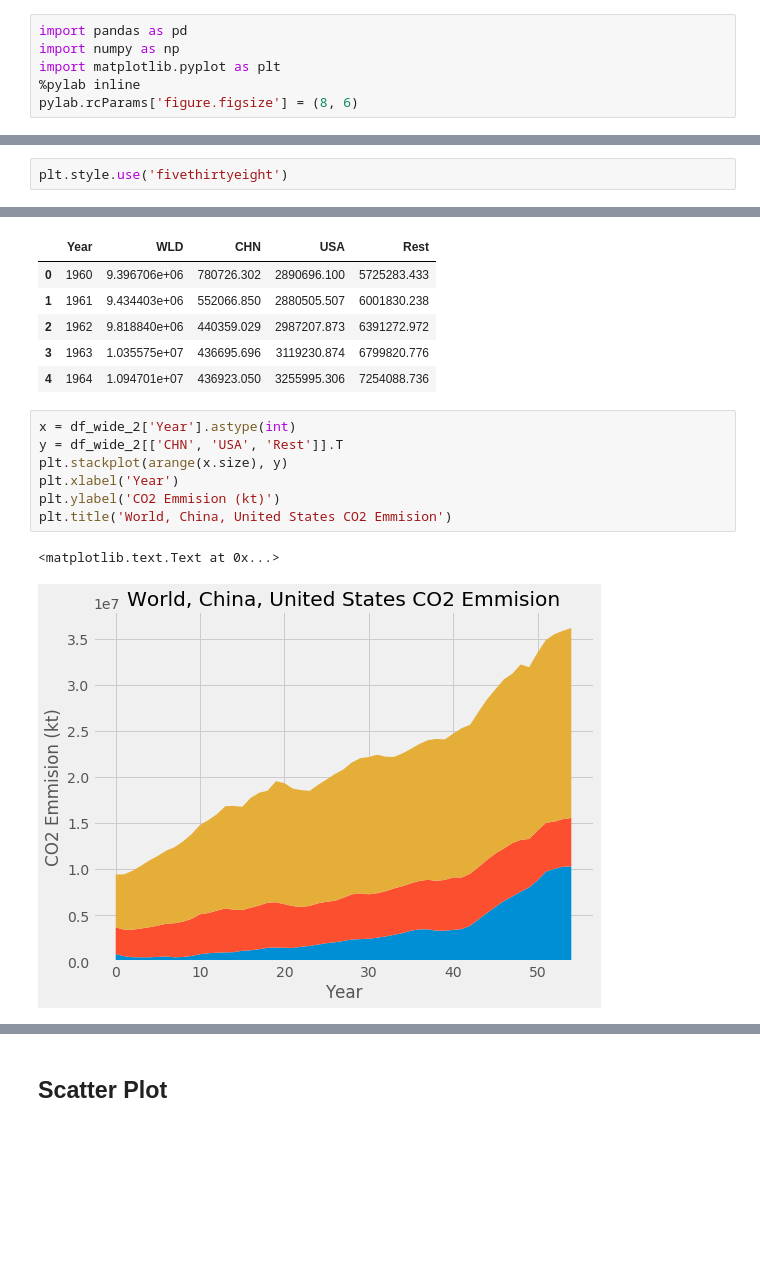
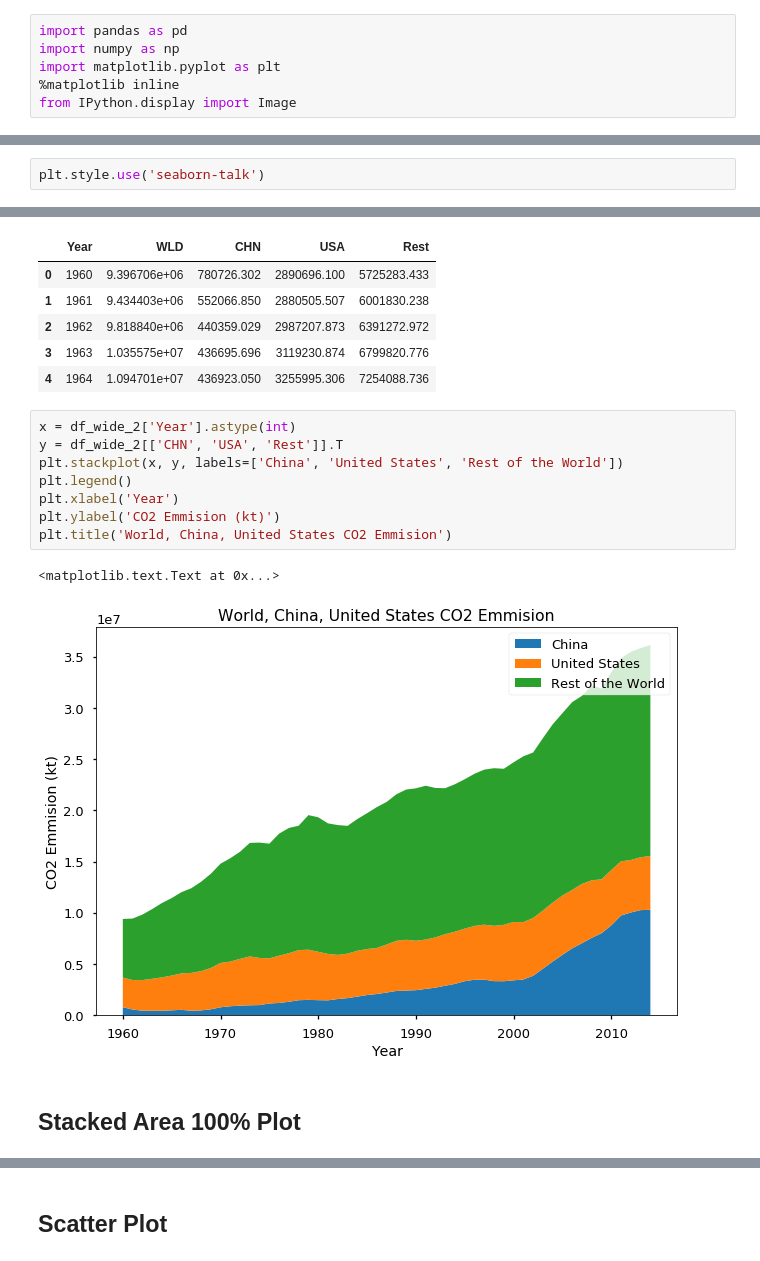
Before and after one commit to Zhenmao/Pandas-Reference-Guide, a Jupyter notebook: 8 Data Visualization.ipynb, the cells around one changed output, grey strips where cells are left out. Saved outputs shown, nothing was run; the diff lists cells and outputs as text; blank space fills up the shorter version.

Commit message:
doc: Update data visualization section

```diff
--- a/8 Data Visualization.ipynb
+++ b/8 Data Visualization.ipynb
@@ -4,5 +4,5 @@
 import pandas as pd
 import numpy as np
 import matplotlib.pyplot as plt
-%pylab inline
-pylab.rcParams['figure.figsize'] = (8, 6)
+%matplotlib inline
+from IPython.display import Image
@@ -49,7 +71,7 @@ print(plt.style.available)
 # %% [output]
 ['seaborn-dark', 'seaborn-darkgrid', 'seaborn-ticks', 'fivethirtyeight', 'seaborn-whitegrid', 'classic', '_classic_test', 'seaborn-talk', 'seaborn-dark-palette', 'seaborn-bright', 'seaborn-pastel', 'g ...
 # %%
-plt.style.use('fivethirtyeight')
+plt.style.use('seaborn-talk')
 # %% [markdown]
 ## Line Plot
 ### Single Line Plot
@@ -318,10 +340,13 @@ df_wide_2.head()
 # %%
 x = df_wide_2['Year'].astype(int)
 y = df_wide_2[['CHN', 'USA', 'Rest']].T
-plt.stackplot(arange(x.size), y)
+plt.stackplot(x, y, labels=['China', 'United States', 'Rest of the World'])
+plt.legend()
 plt.xlabel('Year')
 plt.ylabel('CO2 Emmision (kt)')
 plt.title('World, China, United States CO2 Emmision')
 # %% [output]
 <matplotlib.text.Text at 0x...>
-[figure, old version]
+[figure, new version]
+# %% [markdown]
+## Stacked Area 100% Plot
```
Also changed, not shown: parts of 24 cells of this notebook, 2 other files.
